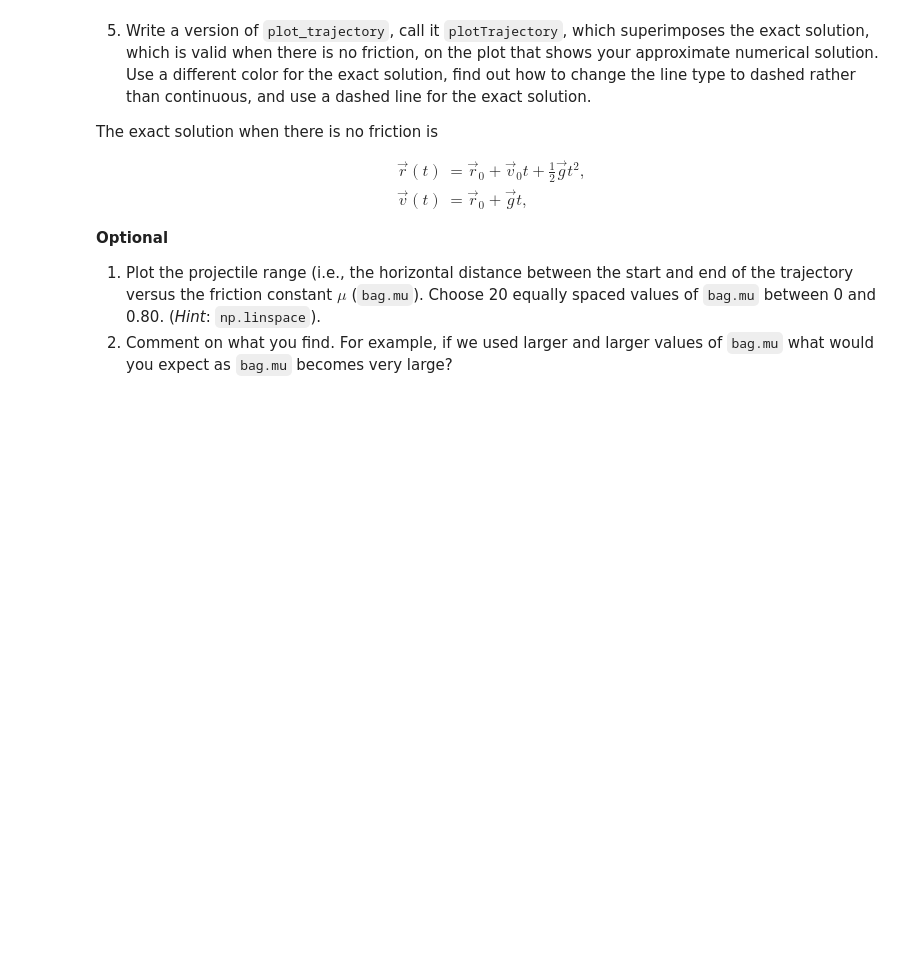
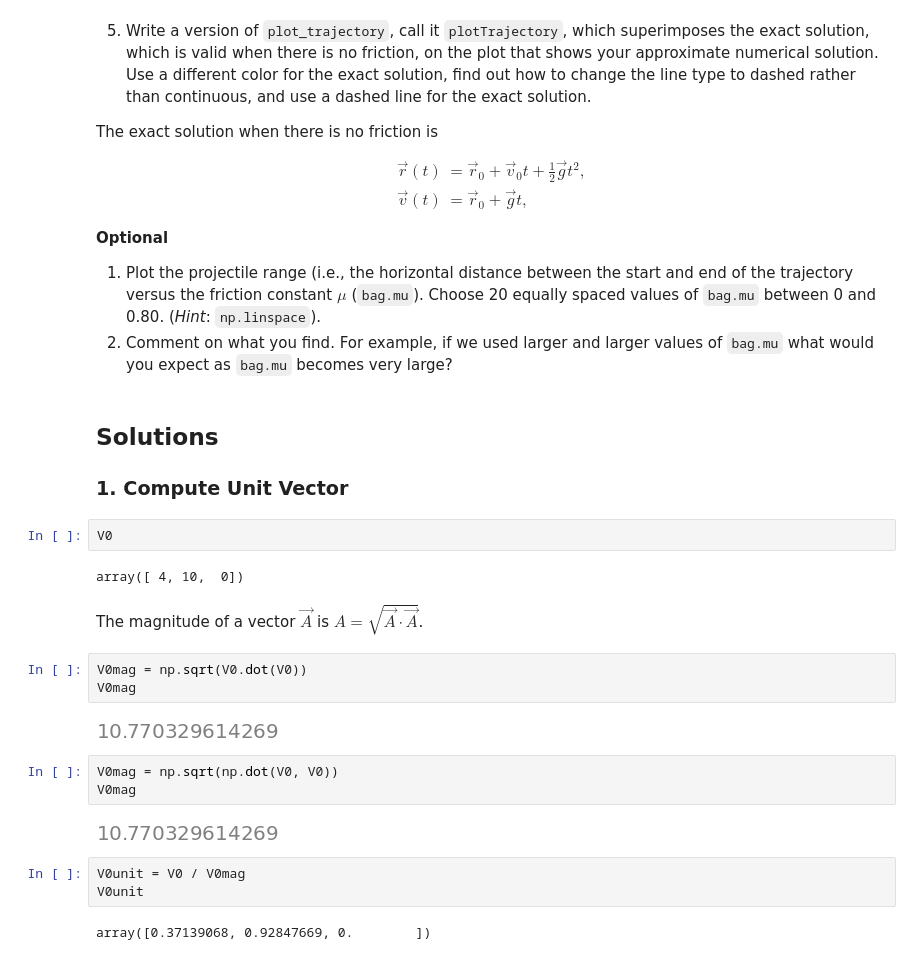
Before and after one commit to hbprosper/CompPhysLab, a Jupyter notebook: projects/01_projectiles/project_01_projectiles.ipynb, the cells around one changed output. Cells and saved outputs as stored; diff of their text form; blank space fills up the shorter version.

```diff
--- a/projects/01_projectiles/project_01_projectiles.ipynb
+++ b/projects/01_projectiles/project_01_projectiles.ipynb
@@ -297,3 +294,28 @@ The exact solution when there is no friction is
 **Optional**
   1. Plot the projectile range (i.e., the horizontal distance between the start and end of the trajectory versus the friction constant $\mu$ (`bag.mu`). Choose 20 equally spaced values of `bag.mu` between 0 and 0.80. (*Hint*: `np.linspace`).
   1. Comment on what you find. For example, if we used larger and larger values of `bag.mu` what would you expect as `bag.mu` becomes very large?
+# %% [markdown]
+## Solutions
+
+### 1. Compute Unit Vector
+# %%
+V0
+# %% [output]
+array([ 4, 10,  0])
+# %% [markdown]
+The magnitude of a vector $\vec{A}$ is $A = \sqrt{\vec{A} \cdot \vec{A}}$.
+# %%
+V0mag = np.sqrt(V0.dot(V0))
+V0mag
+# %% [output]
+[figure, added]
+# %%
+V0mag = np.sqrt(np.dot(V0, V0))
+V0mag
+# %% [output]
+[figure, added]
+# %%
+V0unit = V0 / V0mag
+V0unit
+# %% [output]
+array([0.37139068, 0.92847669, 0.        ])
```
Also changed, not shown: parts of 14 cells of this notebook.
